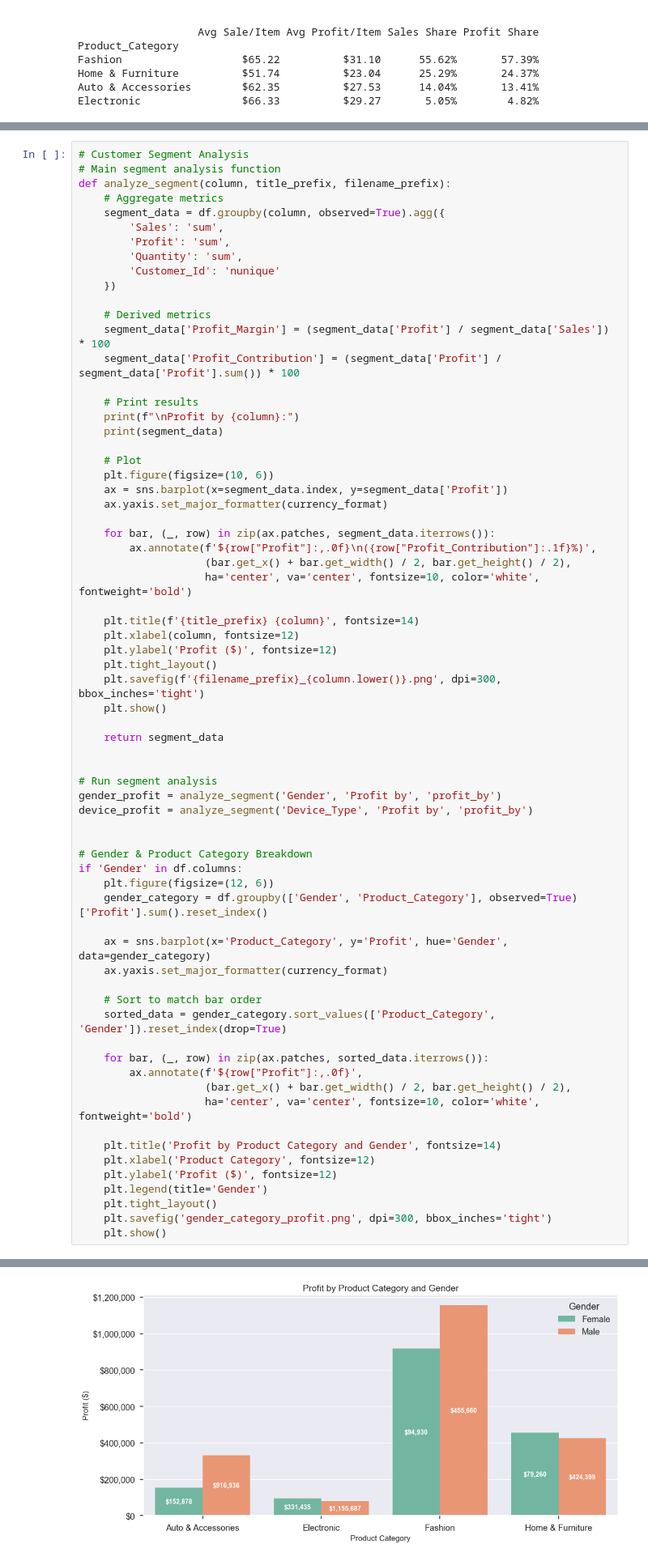
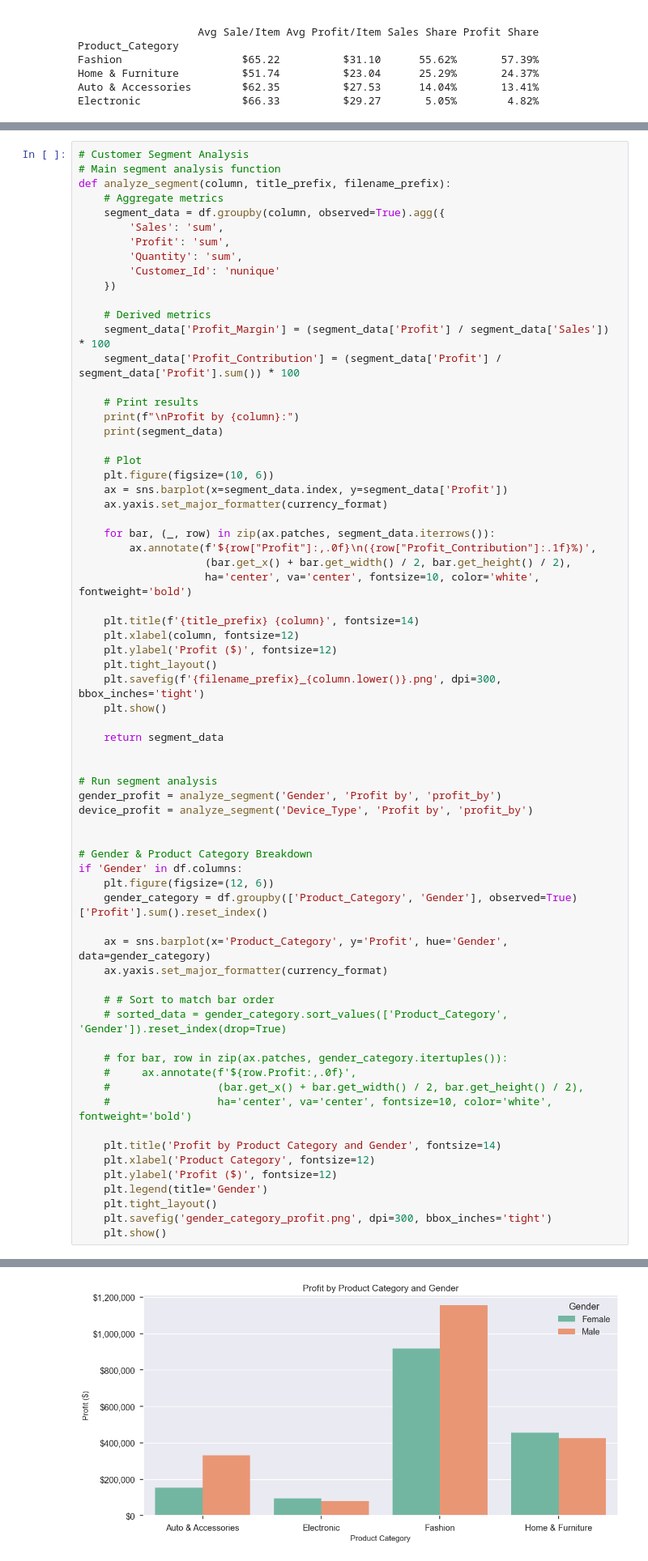
Before and after one commit to Mina-Rezaei/ecommerc-dataset, a Jupyter notebook: ecommerce_notebook.ipynb, the cells around one changed output, grey strips where cells are left out. Shown: that part at 81% size. Drawn from its saved outputs; the diff is of its cells as text.

```diff
--- a/ecommerce_notebook.ipynb
+++ b/ecommerce_notebook.ipynb
@@ -466,50 +466,50 @@ device_profit = analyze_segment('Device_Type', 'Profit by', 'profit_by')
 # Gender & Product Category Breakdown
 if 'Gender' in df.columns:
     plt.figure(figsize=(12, 6))
-    gender_category = df.groupby(['Gender', 'Product_Category'], observed=True)['Profit'].sum().reset_index()
+    gender_category = df.groupby(['Product_Category', 'Gender'], observed=True)['Profit'].sum().reset_index()
 
     ax = sns.barplot(x='Product_Category', y='Profit', hue='Gender', data=gender_category)
     ax.yaxis.set_major_formatter(currency_format)
 
-    # Sort to match bar order
-    sorted_data = gender_category.sort_values(['Product_Category', 'Gender']).reset_index(drop=True)
+    # # Sort to match bar order
+    # sorted_data = gender_category.sort_values(['Product_Category', 'Gender']).reset_index(drop=True)
 
-    for bar, (_, row) in zip(ax.patches, sorted_data.iterrows()):
-        ax.annotate(f'${row["Profit"]:,.0f}',
-                    (bar.get_x() + bar.get_width() / 2, bar.get_height() / 2),
-                    ha='center', va='center', fontsize=10, color='white', fontweight='bold')
+    # for bar, row in zip(ax.patches, gender_category.itertuples()):
+    #     ax.annotate(f'${row.Profit:,.0f}',
+    #                 (bar.get_x() + bar.get_width() / 2, bar.get_height() / 2),
+    #                 ha='center', va='center', fontsize=10, color='white', fontweight='bold')
 
     plt.title('Profit by Product Category and Gender', fontsize=14)
     plt.xlabel('Product Category', fontsize=12)
     plt.ylabel('Profit ($)', fontsize=12)
     plt.legend(title='Gender')
     plt.tight_layout()
     plt.savefig('gender_category_profit.png', dpi=300, bbox_inches='tight')
     plt.show()
 # %% [output]
 Profit by Gender:
             Sales     Profit  Quantity  Customer_Id  Profit_Margin  \
 Gender
 Female  3504493.0  1620404.9   59056.0        19924      46.237927
 Male    4308918.0  1990781.7   69317.0        24098      46.201429
 
         Profit_Contribution
 Gender
 Female            44.871813
 Male              55.128187
 [figure]
 Profit by Device_Type:
                  Sales     Profit  Quantity  Customer_Id  Profit_Margin  \
 Device_Type
 Mobile        563340.0   262289.7    8546.0         3557      46.559751
 Web          7250071.0  3348896.9  119827.0        36950      46.191229
 
              Profit_Contribution
 Device_Type
 Mobile                  7.263255
 Web                    92.736745
 [figure]
-[figure, old version]
+[figure, new version]
 # %%
 # Temporal Analysis
 # Create Month_Name from existing Month column
```
Also changed, not shown: parts of 1 cell of this notebook, 1 other file.
